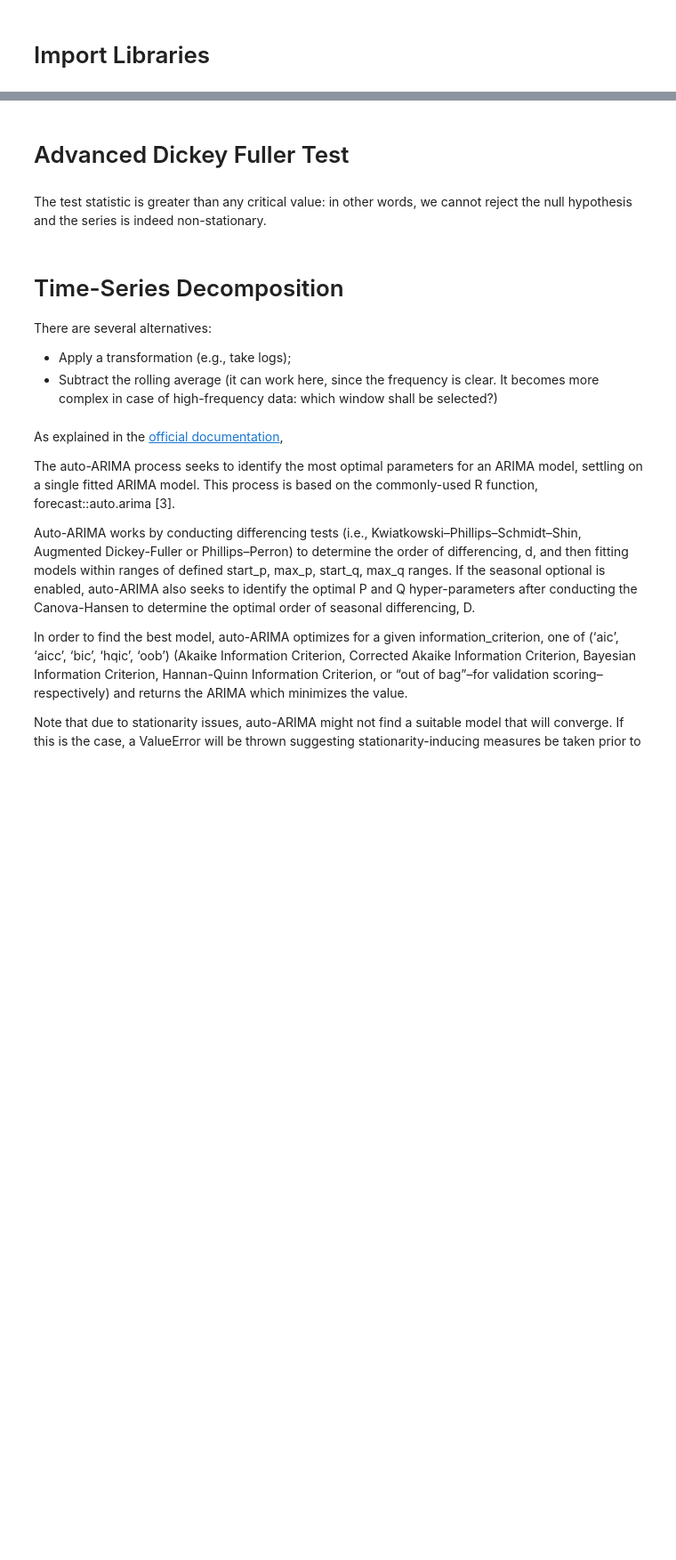
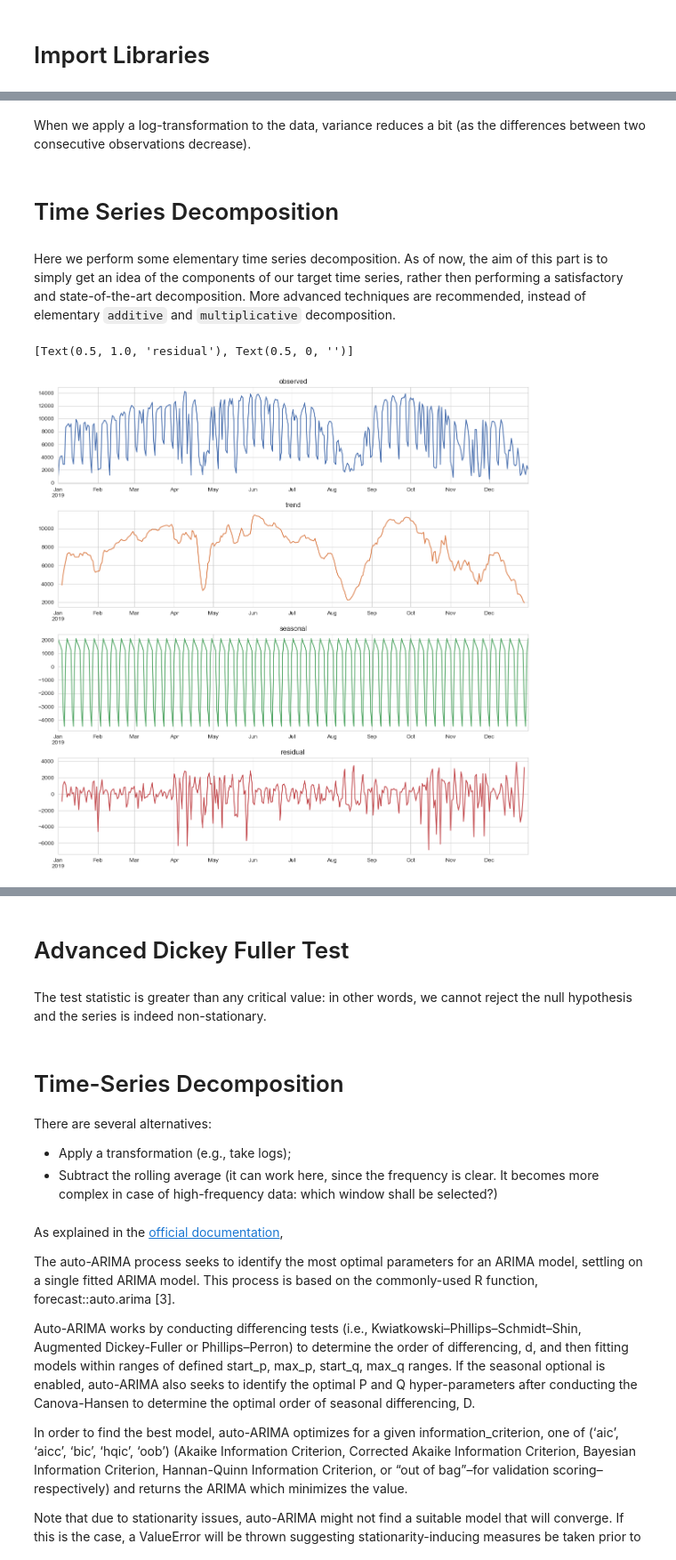
Before and after one commit to toscasterre/thesis-forecasting, a Jupyter notebook: notebooks/04_arima_modelling.ipynb, the cells around one changed output, grey strips where cells are left out. Shown at 89% size. Drawn from its saved outputs; the diff is of its cells as text; code cells hidden in the pictures; blank space fills up the shorter version.

```diff
--- a/notebooks/04_arima_modelling.ipynb
+++ b/notebooks/04_arima_modelling.ipynb
@@ -62,0 +197,30 @@ Let's perform a Dickey Fuller test.
+# %% [markdown]
+When we apply a log-transformation to the data, variance reduces a bit (as the differences between two consecutive observations decrease).
+# %% [markdown]
+# Time Series Decomposition
+# %% [markdown]
+Here we perform some elementary time series decomposition. As of now, the aim of this part is to simply get an idea of the components of our target time series, rather then performing a satisfactory and state-of-the-art decomposition. More advanced techniques are recommended, instead of elementary `additive` and `multiplicative` decomposition.
+# %%
+from statsmodels.tsa.seasonal import seasonal_decompose
+
+# We use the parameter `period` = 365 to extract the yearly seasonality.
+weekly_seasonal_decomposition = seasonal_decompose(
+    x=daily_outflow["count"],
+    model='additive',
+    period=7
+)
+
+pd.options.plotting.backend = "matplotlib"
+fig, ax = plt.subplots(4, 1, figsize=(12, 12), constrained_layout=True)
+
+weekly_seasonal_decomposition.observed.plot(c=sns_c[0], ax=ax[0])
+ax[0].set(title='observed', xlabel='')
+weekly_seasonal_decomposition.trend.plot(c=sns_c[1], ax=ax[1])
+ax[1].set(title='trend', xlabel='')
+weekly_seasonal_decomposition.seasonal.plot(c=sns_c[2], ax=ax[2])
+ax[2].set(title='seasonal', xlabel='')
+weekly_seasonal_decomposition.resid.plot(c=sns_c[3], ax=ax[3])
+ax[3].set(title='residual', xlabel='')
+# %% [output]
+[Text(0.5, 1.0, 'residual'), Text(0.5, 0, '')]
+[figure, added]
```
Also changed, not shown: parts of 35 cells of this notebook, 3 other files.
